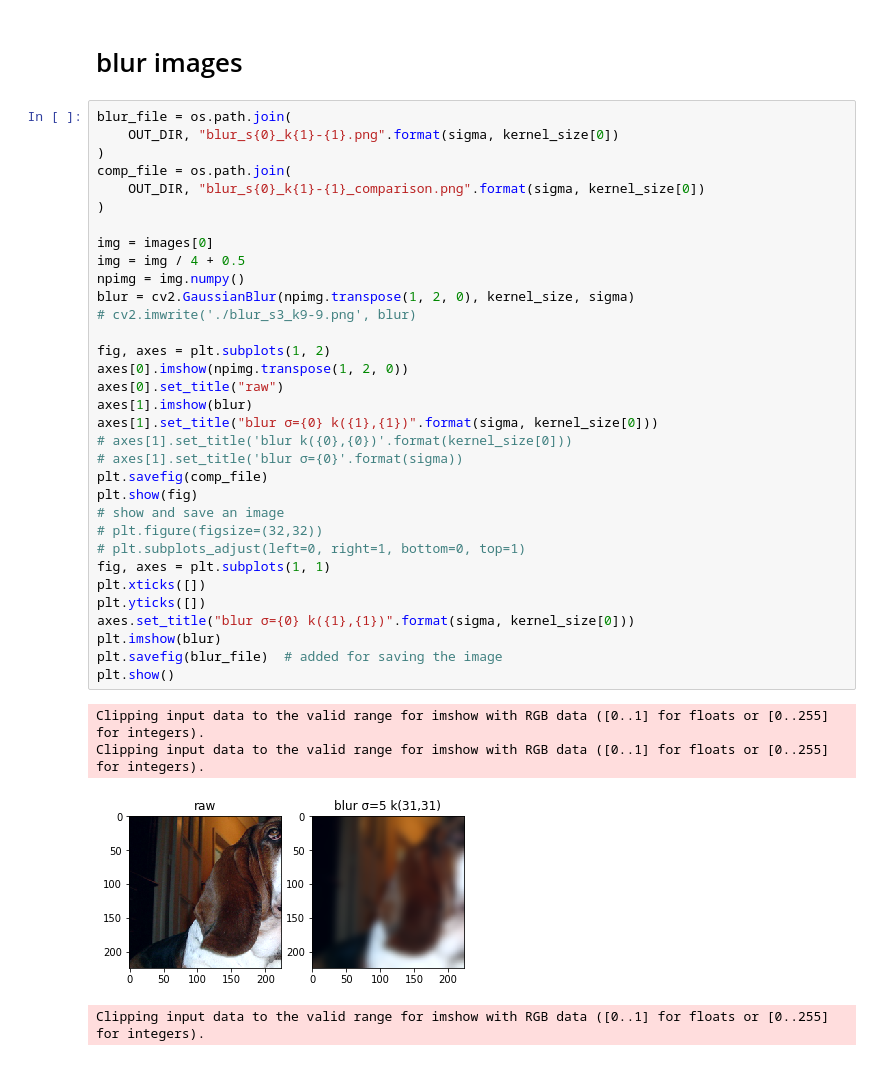
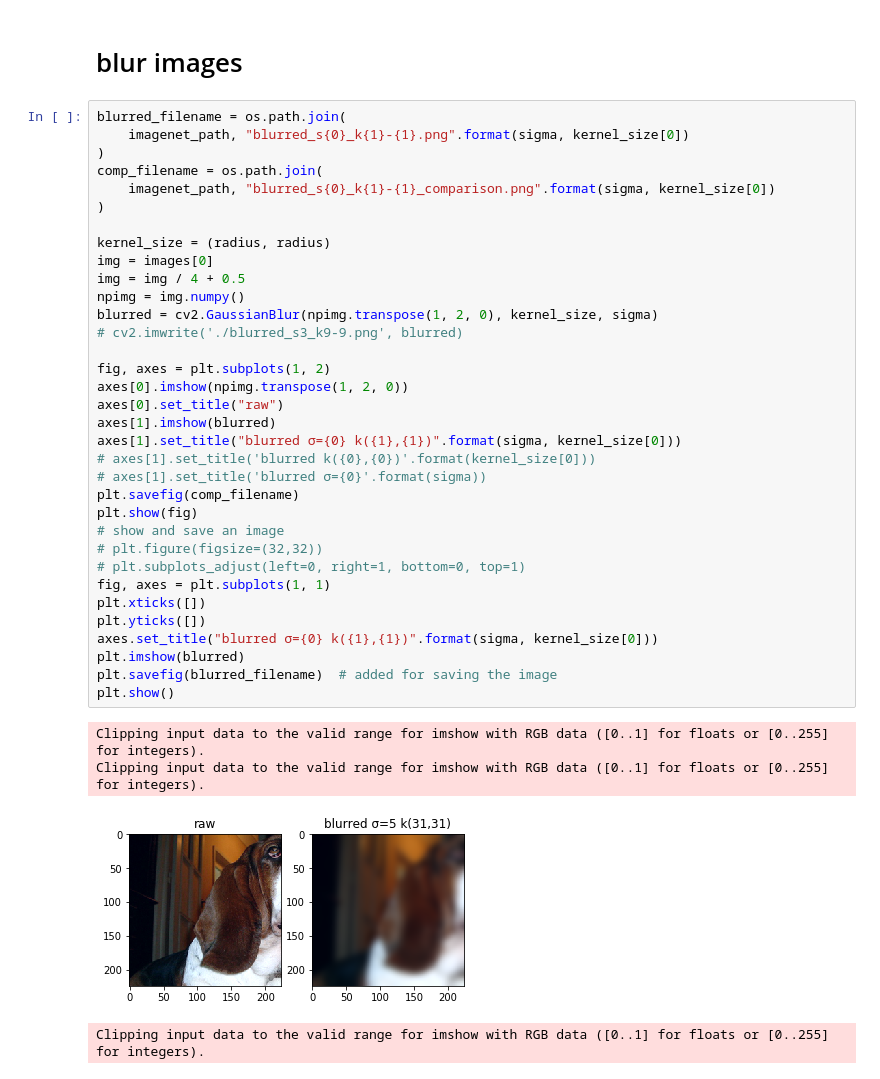
Before and after one commit to sousquared/blur-training, a Jupyter notebook: imagenet/notebooks/blur_images.ipynb, the cells around one changed output. Drawn from its saved outputs; the diff is of its cells as text.

```diff
--- a/imagenet/notebooks/blur_images.ipynb
+++ b/imagenet/notebooks/blur_images.ipynb
@@ -111,40 +111,41 @@ torch.Size([4, 3, 224, 224])
 # %% [markdown]
 # blur images
 # %%
-blur_file = os.path.join(
-    OUT_DIR, "blur_s{0}_k{1}-{1}.png".format(sigma, kernel_size[0])
+blurred_filename = os.path.join(
+    imagenet_path, "blurred_s{0}_k{1}-{1}.png".format(sigma, kernel_size[0])
 )
-comp_file = os.path.join(
-    OUT_DIR, "blur_s{0}_k{1}-{1}_comparison.png".format(sigma, kernel_size[0])
+comp_filename = os.path.join(
+    imagenet_path, "blurred_s{0}_k{1}-{1}_comparison.png".format(sigma, kernel_size[0])
 )
 
+kernel_size = (radius, radius)
 img = images[0]
 img = img / 4 + 0.5
 npimg = img.numpy()
-blur = cv2.GaussianBlur(npimg.transpose(1, 2, 0), kernel_size, sigma)
-# cv2.imwrite('./blur_s3_k9-9.png', blur)
+blurred = cv2.GaussianBlur(npimg.transpose(1, 2, 0), kernel_size, sigma)
+# cv2.imwrite('./blurred_s3_k9-9.png', blurred)
 
 fig, axes = plt.subplots(1, 2)
 axes[0].imshow(npimg.transpose(1, 2, 0))
 axes[0].set_title("raw")
-axes[1].imshow(blur)
-axes[1].set_title("blur σ={0} k({1},{1})".format(sigma, kernel_size[0]))
-# axes[1].set_title('blur k({0},{0})'.format(kernel_size[0]))
-# axes[1].set_title('blur σ={0}'.format(sigma))
-plt.savefig(comp_file)
+axes[1].imshow(blurred)
+axes[1].set_title("blurred σ={0} k({1},{1})".format(sigma, kernel_size[0]))
+# axes[1].set_title('blurred k({0},{0})'.format(kernel_size[0]))
+# axes[1].set_title('blurred σ={0}'.format(sigma))
+plt.savefig(comp_filename)
 plt.show(fig)
 # show and save an image
 # plt.figure(figsize=(32,32))
 # plt.subplots_adjust(left=0, right=1, bottom=0, top=1)
 fig, axes = plt.subplots(1, 1)
 plt.xticks([])
 plt.yticks([])
-axes.set_title("blur σ={0} k({1},{1})".format(sigma, kernel_size[0]))
-plt.imshow(blur)
-plt.savefig(blur_file)  # added for saving the image
+axes.set_title("blurred σ={0} k({1},{1})".format(sigma, kernel_size[0]))
+plt.imshow(blurred)
+plt.savefig(blurred_filename)  # added for saving the image
 plt.show()
 # %% [output]
 Clipping input data to the valid range for imshow with RGB data ([0..1] for floats or [0..255] for integers).
 Clipping input data to the valid range for imshow with RGB data ([0..1] for floats or [0..255] for integers).
-[figure, old version]
+[figure, new version]
 Clipping input data to the valid range for imshow with RGB data ([0..1] for floats or [0..255] for integers).
```
Also changed, not shown: parts of 5 cells of this notebook.
